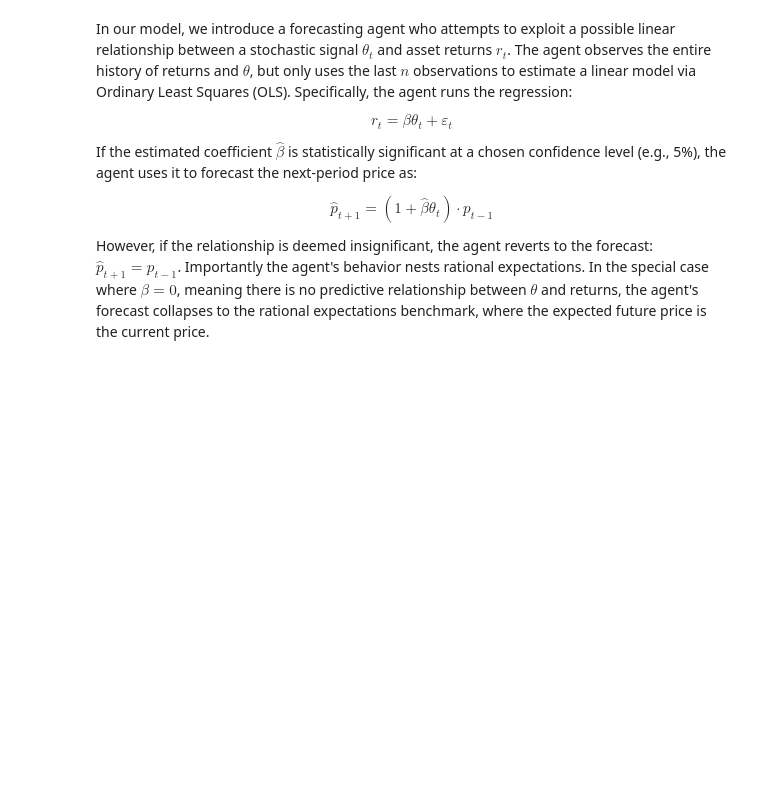
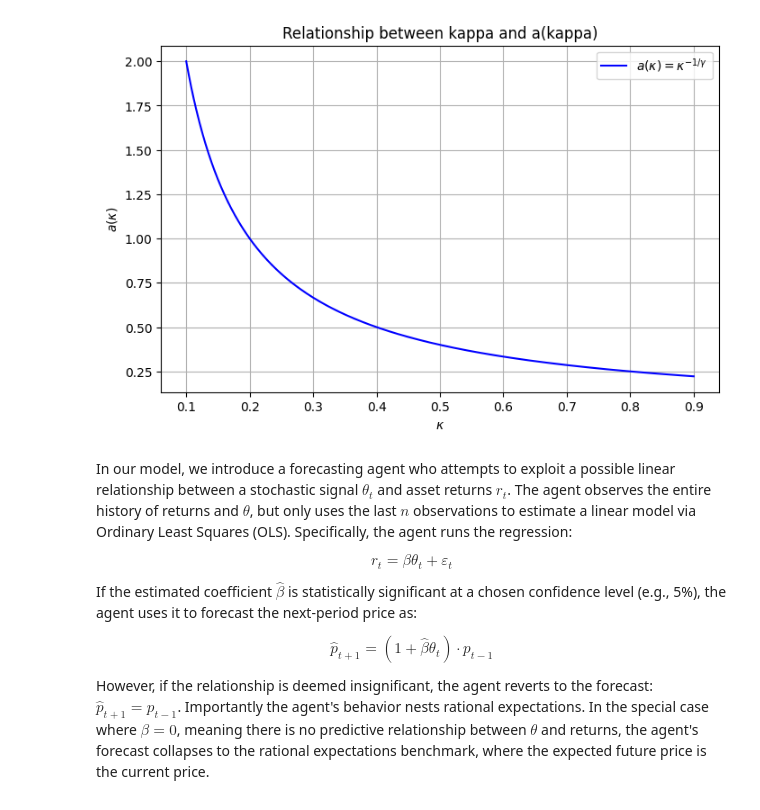
Before and after one commit to jonathanbodoseim/Lasso_paper, a Jupyter notebook: Theory/OLS_market_simulation.ipynb, the cells around one changed output. Drawn from its saved outputs; the diff is of its cells as text; code cells hidden in the pictures; blank space fills up the shorter version.

```diff
--- a/Theory/OLS_market_simulation.ipynb
+++ b/Theory/OLS_market_simulation.ipynb
@@ -2,6 +2,21 @@
 import numpy as np
 from scipy import stats
 import matplotlib.pyplot as plt
+# %%
+kappa = np.linspace(0.1, 0.9, 1000)
+gamma = 5
+a = kappa ** - 1/ gamma
+# %%
+fig, ax = plt.subplots(figsize=(8, 5))
+ax.plot(kappa, a, label=r'$a(\kappa) = \kappa^{-1/\gamma}$', color='blue')
+ax.set_xlabel(r'$\kappa$')
+ax.set_ylabel(r'$a(\kappa)$')
+ax.set_title('Relationship between kappa and a(kappa)')
+ax.legend()
+plt.grid()
+plt.show()
+# %% [output]
+[figure, added]
 # %% [markdown]
 In our model, we introduce a forecasting agent who attempts to exploit a possible linear relationship between a stochastic signal $\theta_t$ and asset returns $r_t$. The agent observes the entire history of returns and $\theta$, but only uses the last $n$ observations to estimate a linear model via Ordinary Least Squares (OLS). Specifically, the agent runs the regression:
 
```
Also changed, not shown: 4 other files.
